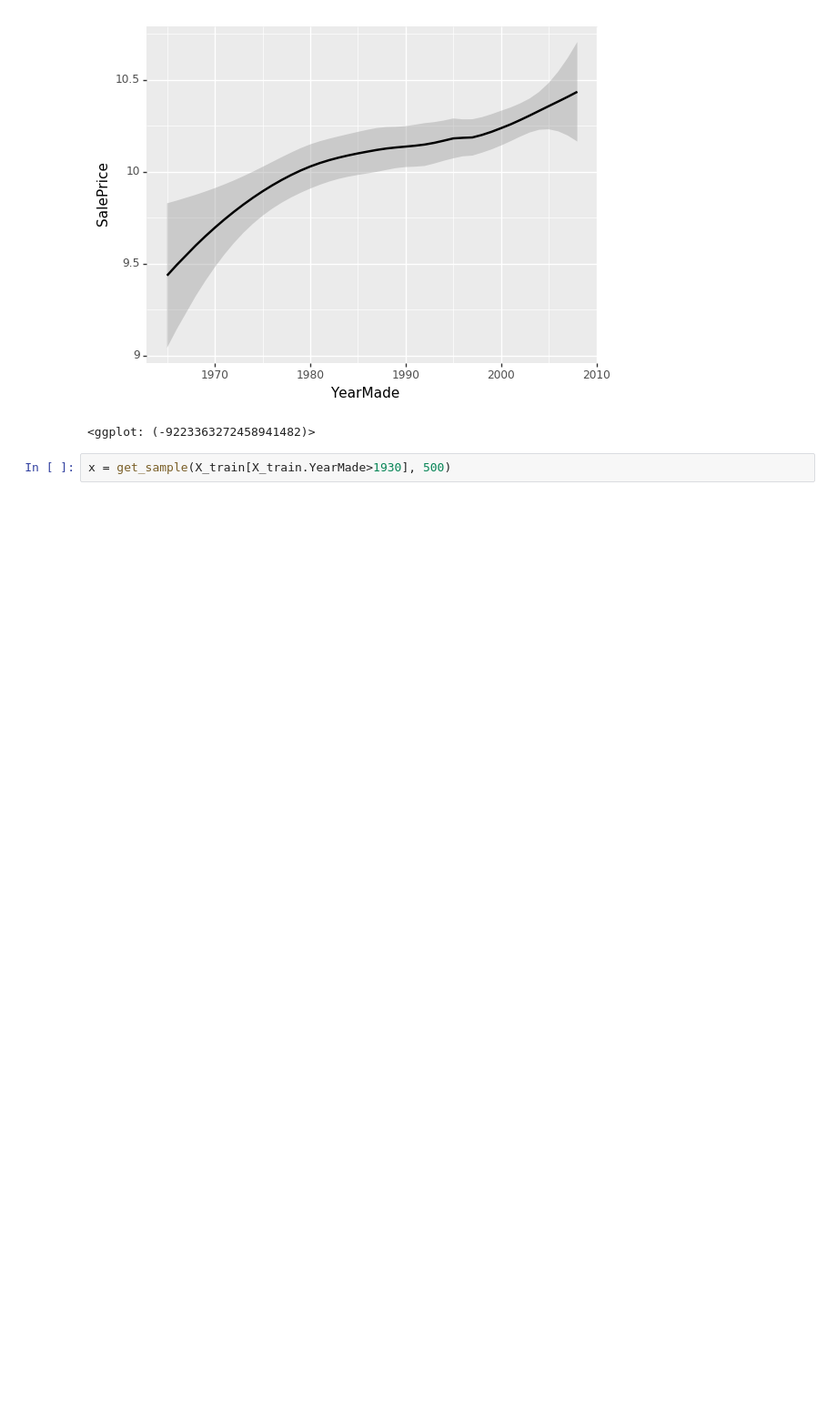
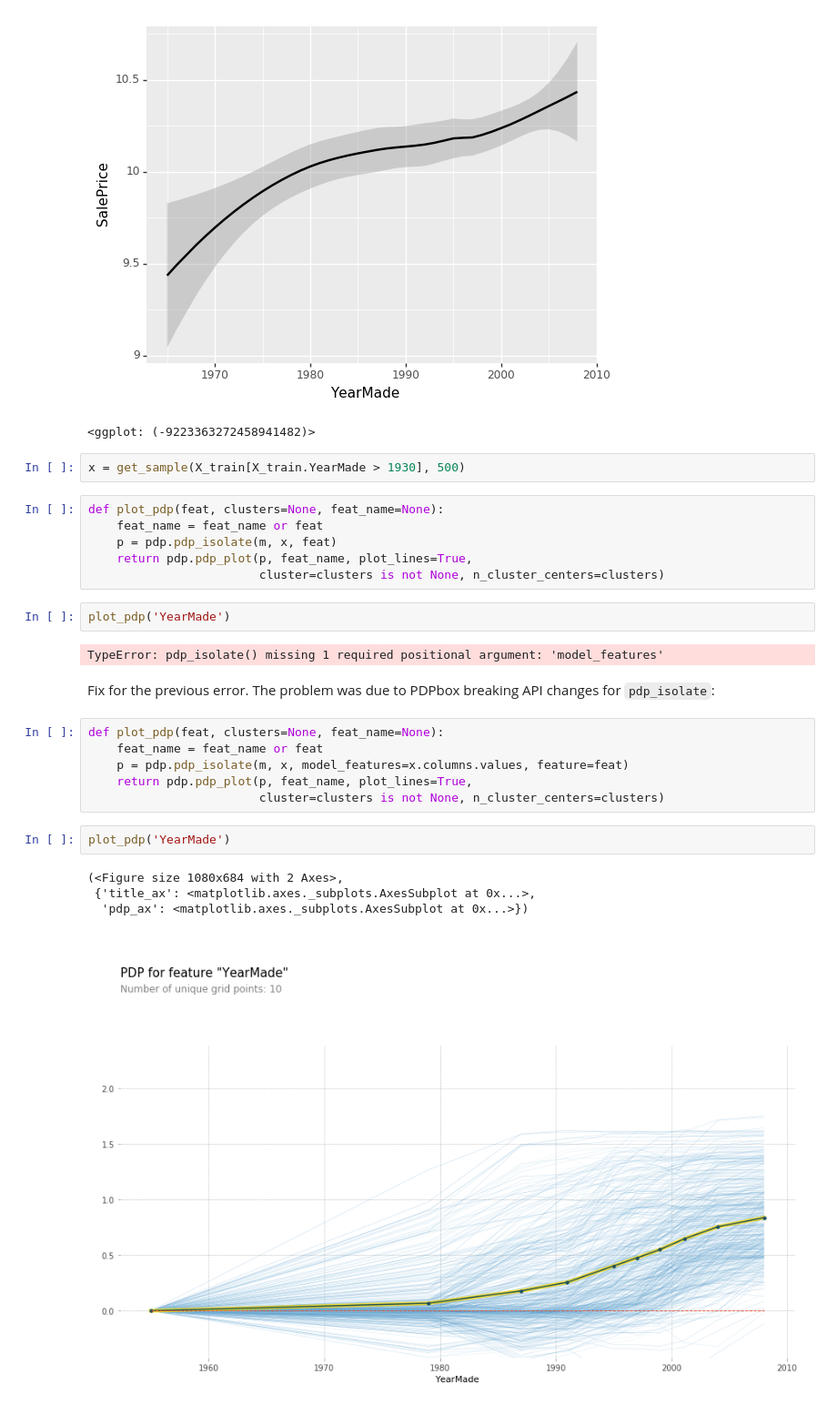
Before and after one commit to Sundragon1993/fastai, a Jupyter notebook: courses/ml1/lesson2-rf_interpretation.ipynb, the cells around one changed output. Shown at 91% size. Cells and saved outputs as stored; diff of their text form; blank space fills up the shorter version.

```diff
--- a/courses/ml1/lesson2-rf_interpretation.ipynb
+++ b/courses/ml1/lesson2-rf_interpretation.ipynb
@@ -363,4 +363,29 @@ ggplot(x_all, aes('YearMade', 'SalePrice')) + stat_smooth(se=True, method='loess
 [figure]
 <ggplot: (-9223363272458941482)>
 # %%
-x = get_sample(X_train[X_train.YearMade>1930], 500)
+x = get_sample(X_train[X_train.YearMade > 1930], 500)
+# %%
+def plot_pdp(feat, clusters=None, feat_name=None):
+    feat_name = feat_name or feat
+    p = pdp.pdp_isolate(m, x, feat)
+    return pdp.pdp_plot(p, feat_name, plot_lines=True,
+                        cluster=clusters is not None, n_cluster_centers=clusters)
+# %%
+plot_pdp('YearMade')
+# %% [output]
+TypeError: pdp_isolate() missing 1 required positional argument: 'model_features'
+# %% [markdown]
+Fix for the previous error. The problem was due to PDPbox breaking API changes for `pdp_isolate`:
+# %%
+def plot_pdp(feat, clusters=None, feat_name=None):
+    feat_name = feat_name or feat
+    p = pdp.pdp_isolate(m, x, model_features=x.columns.values, feature=feat)
+    return pdp.pdp_plot(p, feat_name, plot_lines=True,
+                        cluster=clusters is not None, n_cluster_centers=clusters)
+# %%
+plot_pdp('YearMade')
+# %% [output]
+(<Figure size 1080x684 with 2 Axes>,
+ {'title_ax': <matplotlib.axes._subplots.AxesSubplot at 0x...>,
+  'pdp_ax': <matplotlib.axes._subplots.AxesSubplot at 0x...>})
+[figure, added]
```
Also changed, not shown: parts of 27 cells of this notebook.
